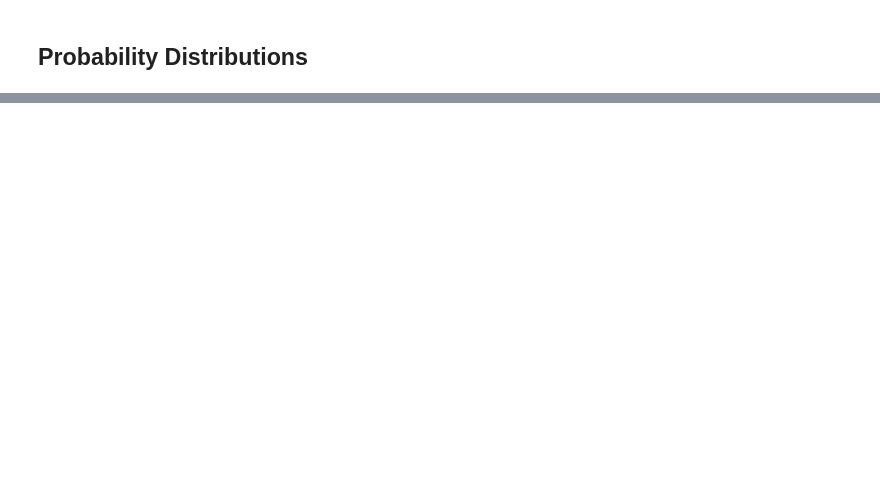
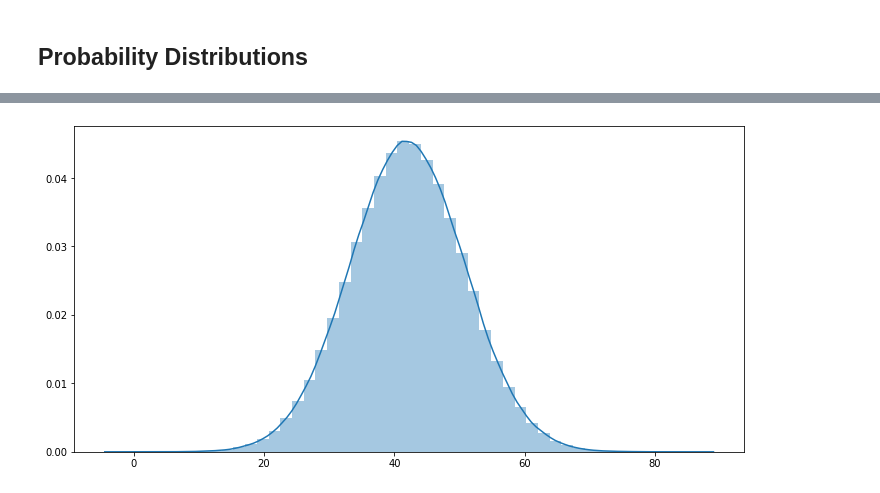
Before and after one commit to jonathanhild/notebooks, a Jupyter notebook: statistics_inferential.ipynb, the cells around one changed output, grey strips where cells are left out. Cells and saved outputs as stored; diff of their text form; code cells hidden in the pictures; blank space fills up the shorter version.

```diff
--- a/statistics_inferential.ipynb
+++ b/statistics_inferential.ipynb
@@ -40,0 +20,7 @@ CDF tells us the probability that some event is less than a particular random va
+# %%
+nd = norm.rvs(loc=42, scale=8.8, size=1_000_000)
+fig, ax = plt.subplots(figsize=(12, 6))
+ax = sns.distplot(nd)
+plt.show()
+# %% [output]
+[figure, added]
```
Also changed, not shown: parts of 27 cells of this notebook.
